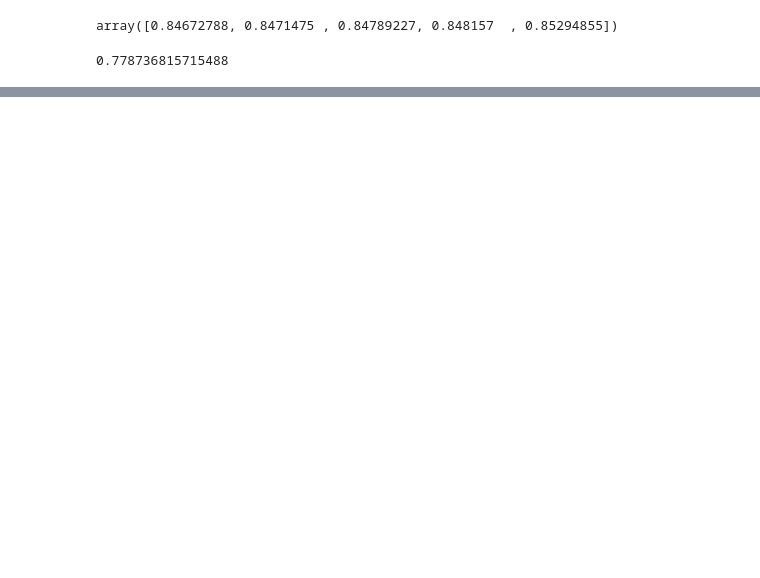
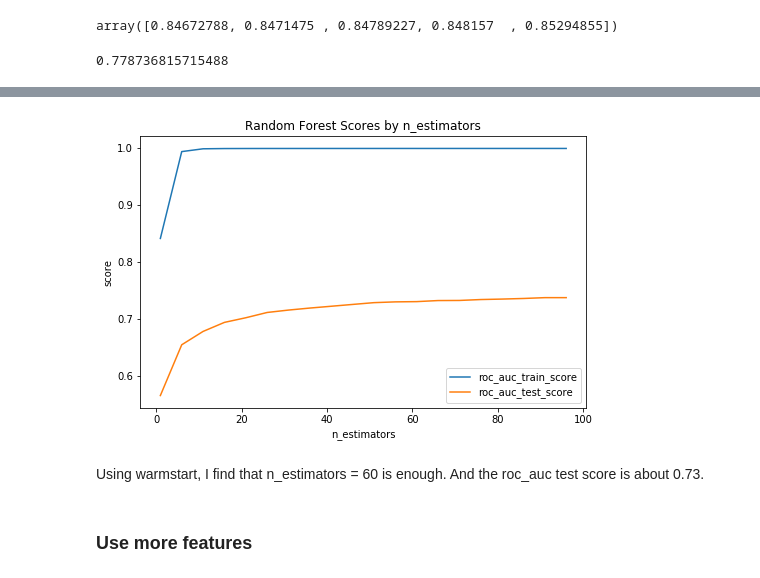
Before and after one commit to YLDAPhoenix11/Kaggle-Titanic, a Jupyter notebook: Applied_Machine_Learning/homework4/HW4_continued.ipynb, the cells around one changed output, grey strips where cells are left out. Cells and saved outputs as stored; diff of their text form; code cells hidden in the pictures; blank space fills up the shorter version.

```diff
--- a/Applied_Machine_Learning/homework4/HW4_continued.ipynb
+++ b/Applied_Machine_Learning/homework4/HW4_continued.ipynb
@@ -713,2 +635,0 @@ for i in range(0, len(texts)):
-# %%
-grid_w2v.fit(X_train, y_train)
@@ -736,0 +636,2 @@ They tend to not have significant improvement for classification.
+# %%
+ X_train_body = np.vstack([np.mean(w[doc], axis=0) for doc in texts])
@@ -736,0 +643,29 @@ They tend to not have significant improvement for classification.
+# %%
+pipe_w2v = make_pipeline(MinMaxScaler(),RandomForestClassifier(warm_start = True))
+# %%
+estimator_range = range(1,100,5)
+roc_auc_train_score = []
+roc_auc_test_score = []
+n_estimators_list = []
+for n_estimators in estimator_range:
+    pipe_w2v.named_steps['randomforestclassifier'].n_estimators = n_estimators
+    pipe_w2v.fit(X_train_body,y_train)
+    scores = cross_validate(pipe_w2v,X_train_body,y_train, cv = 5, scoring = ('roc_auc'))
+    roc_auc_train_score.append(scores['train_score'].mean())
+    roc_auc_test_score.append(scores['test_score'].mean())
+    n_estimators_list.append(n_estimators)
+# %%
+fig= plt.figure(figsize=(8,5))
+plt.plot(n_estimators_list, roc_auc_train_score, label = 'roc_auc_train_score')
+plt.plot(n_estimators_list, roc_auc_test_score, label = 'roc_auc_test_score')
+plt.legend()
+plt.xlabel('n_estimators')
+plt.ylabel('score')
+plt.title('Random Forest Scores by n_estimators')
+plt.show()
+# %% [output]
+[figure, added]
+# %% [markdown]
+Using warmstart, I find that n_estimators = 60 is enough. And the roc_auc test score is about 0.73.
+# %% [markdown]
+### Use more features
```
Also changed, not shown: parts of 45 cells of this notebook.
